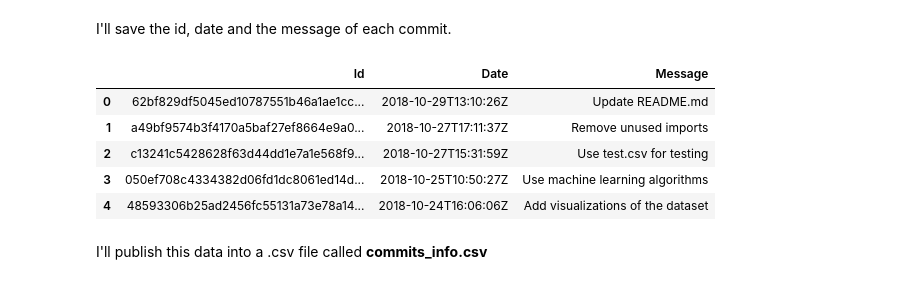
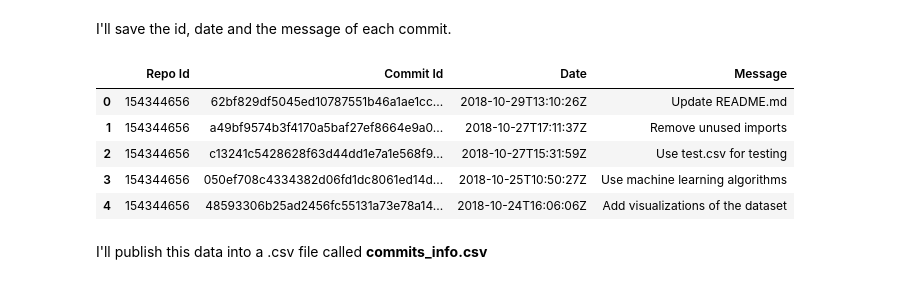
Before and after one commit to kb22/GitHub-User-Insights-using-API, a Jupyter notebook: Data collection.ipynb, the cells around one changed output. Cells and saved outputs as stored; diff of their text form; code cells hidden in the pictures.

Commit message:
Update data collection notebook

```diff
--- a/Data collection.ipynb
+++ b/Data collection.ipynb
@@ -227,20 +227,21 @@ for i in range(repos_df.shape[0]):
     response = response.json()
     for commit in response:
         commit_data = []
+        commit_data.append(repos_df.loc[i, 'Id'])
         commit_data.append(commit['sha'])
         commit_data.append(commit['commit']['committer']['date'])
         commit_data.append(commit['commit']['message'])
         commits_information.append(commit_data)
 # %%
-commits_df = pd.DataFrame(commits_information, columns = ['Id', 'Date', 'Message'])
+commits_df = pd.DataFrame(commits_information, columns = ['Repo Id', 'Commit Id', 'Date', 'Message'])
 commits_df.head(5)
 # %% [output]
-|  | Id | Date | Message |
-| 0 | 62bf829df5045ed10787551b46a1ae1cc... | 2018-10-29T13:10:26Z | Update README.md |
-| 1 | a49bf9574b3f4170a5baf27ef8664e9a0... | 2018-10-27T17:11:37Z | Remove unused imports |
-| 2 | c13241c5428628f63d44dd1e7a1e568f9... | 2018-10-27T15:31:59Z | Use test.csv for testing |
-| 3 | 050ef708c4334382d06fd1dc8061ed14d... | 2018-10-25T10:50:27Z | Use machine learning algorithms |
-| 4 | 48593306b25ad2456fc55131a73e78a14... | 2018-10-24T16:06:06Z | Add visualizations of the dataset |
+|  | Repo Id | Commit Id | Date | Message |
+| 0 | 154344656 | 62bf829df5045ed10787551b46a1ae1cc... | 2018-10-29T13:10:26Z | Update README.md |
+| 1 | 154344656 | a49bf9574b3f4170a5baf27ef8664e9a0... | 2018-10-27T17:11:37Z | Remove unused imports |
+| 2 | 154344656 | c13241c5428628f63d44dd1e7a1e568f9... | 2018-10-27T15:31:59Z | Use test.csv for testing |
+| 3 | 154344656 | 050ef708c4334382d06fd1dc8061ed14d... | 2018-10-25T10:50:27Z | Use machine learning algorithms |
+| 4 | 154344656 | 48593306b25ad2456fc55131a73e78a14... | 2018-10-24T16:06:06Z | Add visualizations of the dataset |
 # %% [markdown]
 I'll publish this data into a .csv file called **commits_info.csv**
 # %%
```
Also changed, not shown: 2 other files.
